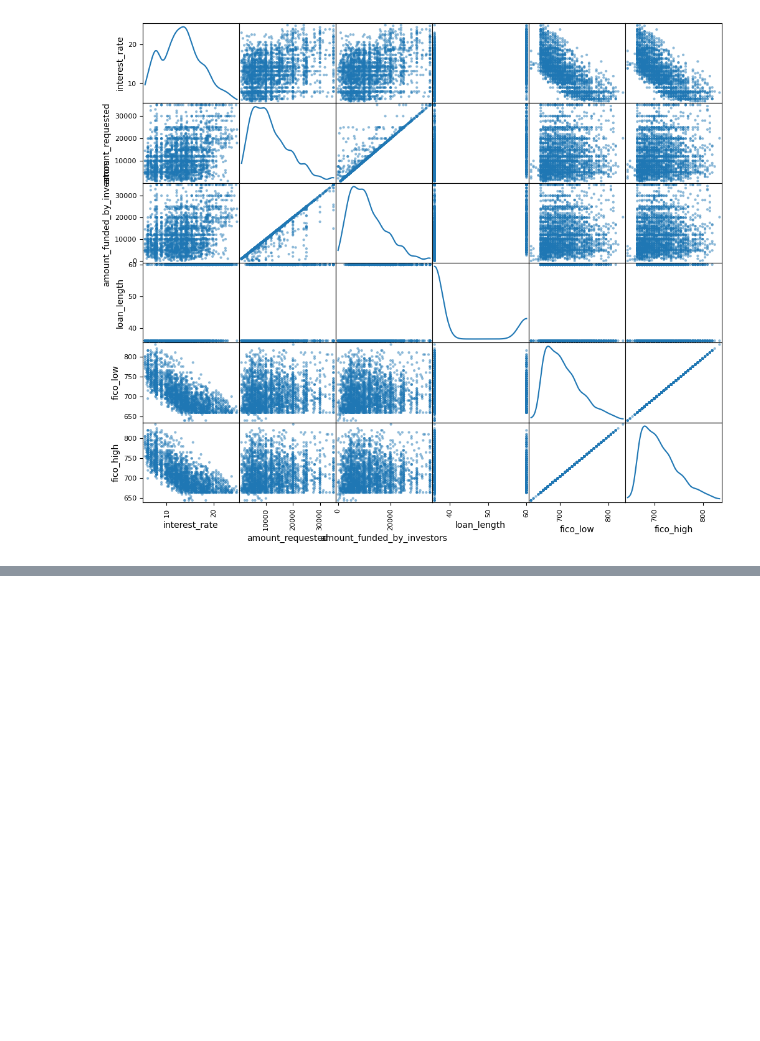
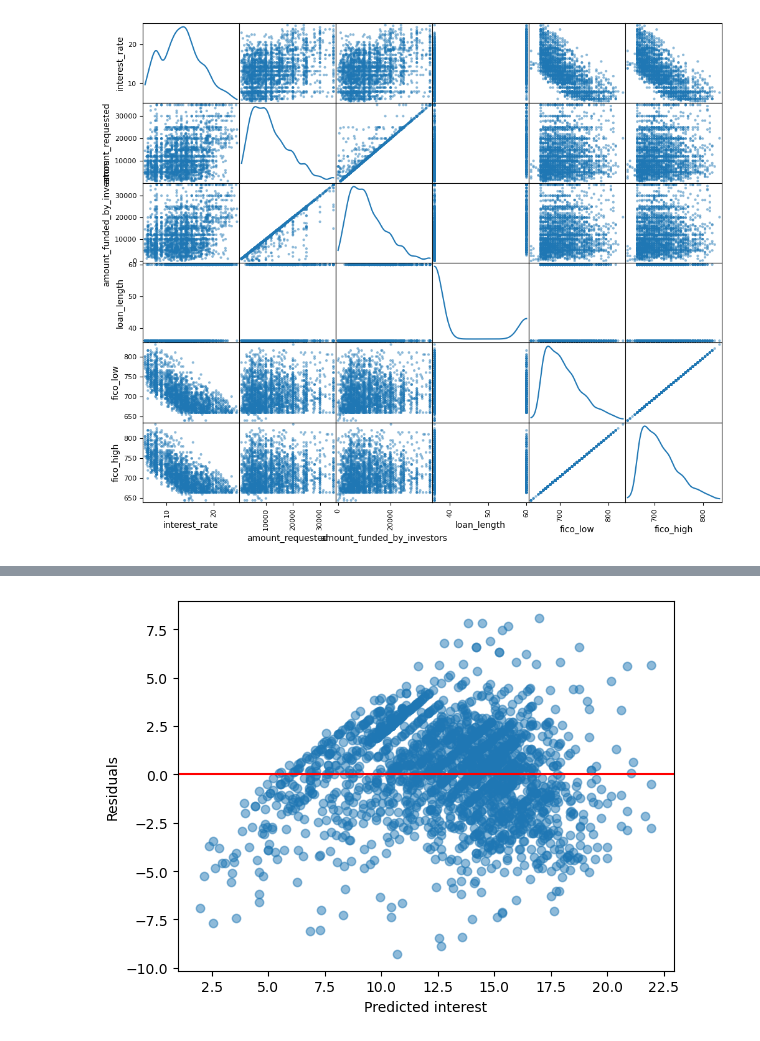
Before and after one commit to j-forte/Liner-Regression_CaseStudy, a Jupyter notebook: main.ipynb, the cells around one changed output, grey strips where cells are left out. Cells and saved outputs as stored; diff of their text form; code cells hidden in the pictures; blank space fills up the shorter version.

```diff
--- a/main.ipynb
+++ b/main.ipynb
@@ -156,0 +272,22 @@ df_clean_interest.describe()
+# %%
+X_train_normal = X_train_normal.drop('fico_high', axis=1)
+X_train_normal = X_train_normal.drop('loan_length', axis=1)
+X_train_normal = X_train_normal.drop('loan_time', axis=1)
+# %%
+# model with scaled information, and drop fico_high column
+
+scale_model = LinearRegression()
+
+fit_scale_model = scale_model.fit(X_train_normal, y_train)
+
+predict_scale_model = fit_scale_model.predict(X_train_normal)
+
+residuals_scale_model = predict_scale_model - y_train
+
+plt.scatter(x=predict_scale_model, y=residuals_scale_model, alpha=0.5)
+plt.xlabel('Predicted interest')
+plt.ylabel('Residuals')
+plt.axhline(y=0, color='r')
+plt.show()
+# %% [output]
+[figure, added]
```
Also changed, not shown: parts of 11 cells of this notebook.
